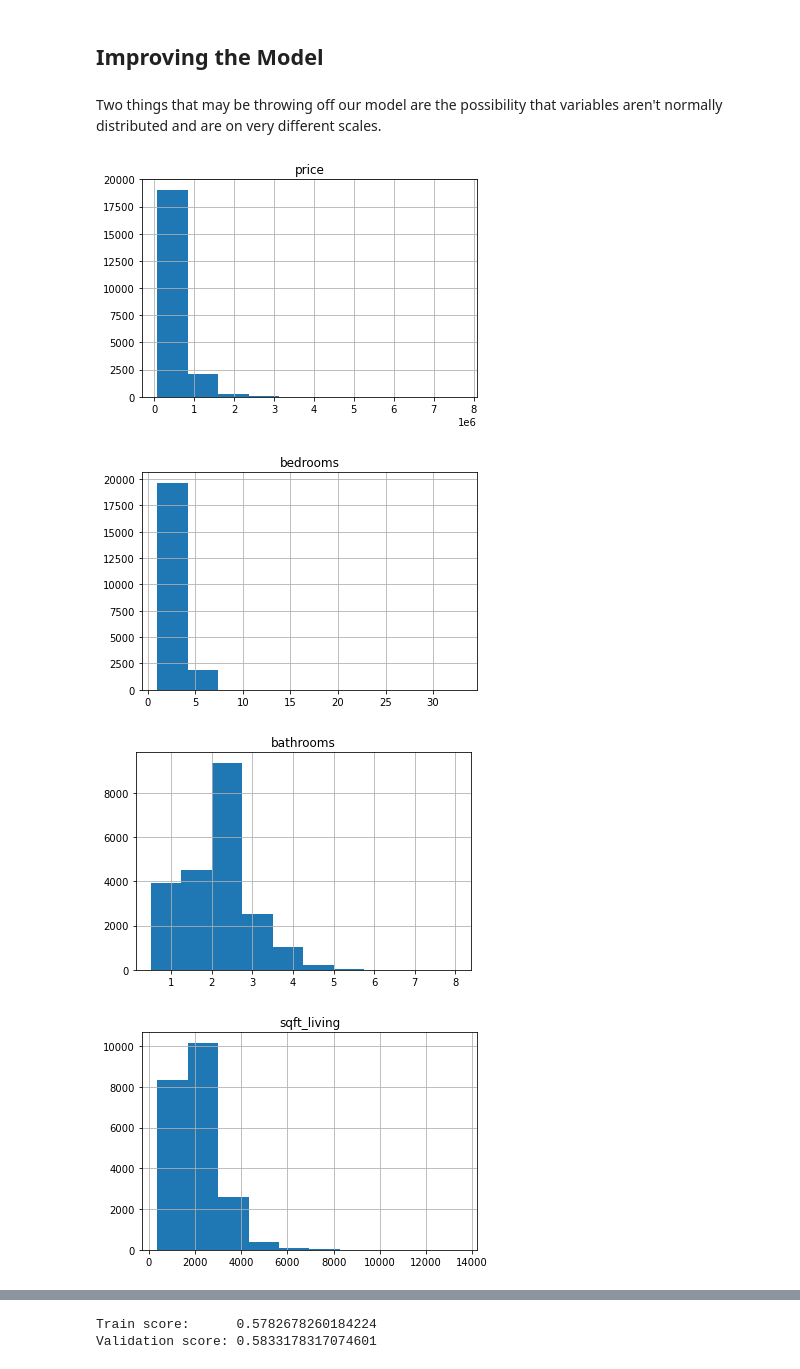
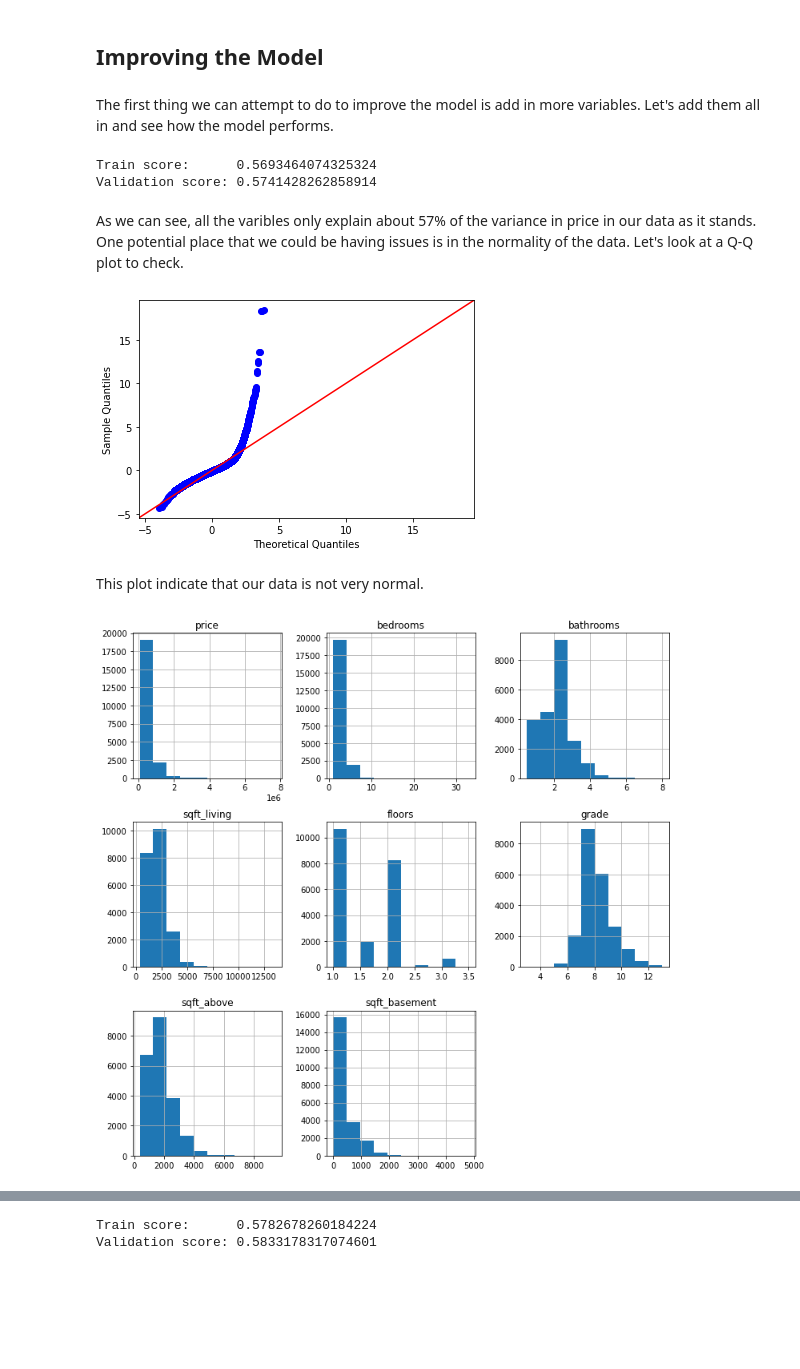
Before and after one commit to nonlocal-lia/King-County-Housing-Analysis, a Jupyter notebook: eda_notebook.ipynb, the cells around one changed output, grey strips where cells are left out. Cells and saved outputs as stored; diff of their text form; code cells hidden in the pictures; blank space fills up the shorter version.

Commit message:
Adjusted Model with normalized values and added functions

```diff
--- a/eda_notebook.ipynb
+++ b/eda_notebook.ipynb
@@ -343,15 +352,26 @@ As we can see, these varibles only explain about 57% of the variance in price in
 # %% [markdown]
 ## Improving the Model
-# %% [markdown]
-Two things that may be throwing off our model are the possibility that variables aren't normally distributed and are on very different scales.
+# %% [markdown]
+The first thing we can attempt to do to improve the model is add in more variables. Let's add them all in and see how the model performs.
+# %%
+X_train = clean.drop(columns='price')
+y_train = clean['price']
+all_model = LinearRegression()
+all_val = dp.cross_val(all_model, X_train, y_train, splits=10, test_size=0.25, random_state=0)
+# %% [output]
+Train score:      0.5693464074325324
+Validation score: 0.5741428262858914
+# %% [markdown]
+As we can see, all the varibles only explain about 57% of the variance in price in our data as it stands. One potential place that we could be having issues is in the normality of the data. Let's look at a Q-Q plot to check.
+# %%
+all_model.fit(X_train, y_train)
+viz.normality_graph(all_model, X_train, y_train)
+# %% [output]
+[figure, added]
+# %% [markdown]
+This plot indicate that our data is not very normal.
 # %%
-nonbool_columns = ['price','bedrooms', 'bathrooms', 'sqft_living', 'floors', 'grade', 'sqft_above','sqft_basement']
-for column in nonbool_columns:
-    clean[column].hist()
-    plt.title(column)
-    plt.show()
+nonbool_columns = ['price','bedrooms','bathrooms','sqft_living','floors','grade','sqft_above','sqft_basement']
+clean[nonbool_columns].hist(figsize  = [12, 12]);
 # %% [output]
-[figure, old version]
+[figure, new version]
-[figure, removed]
-[figure, removed]
-[figure, removed]
```
Also changed, not shown: parts of 49 cells of this notebook, 2 other files.
